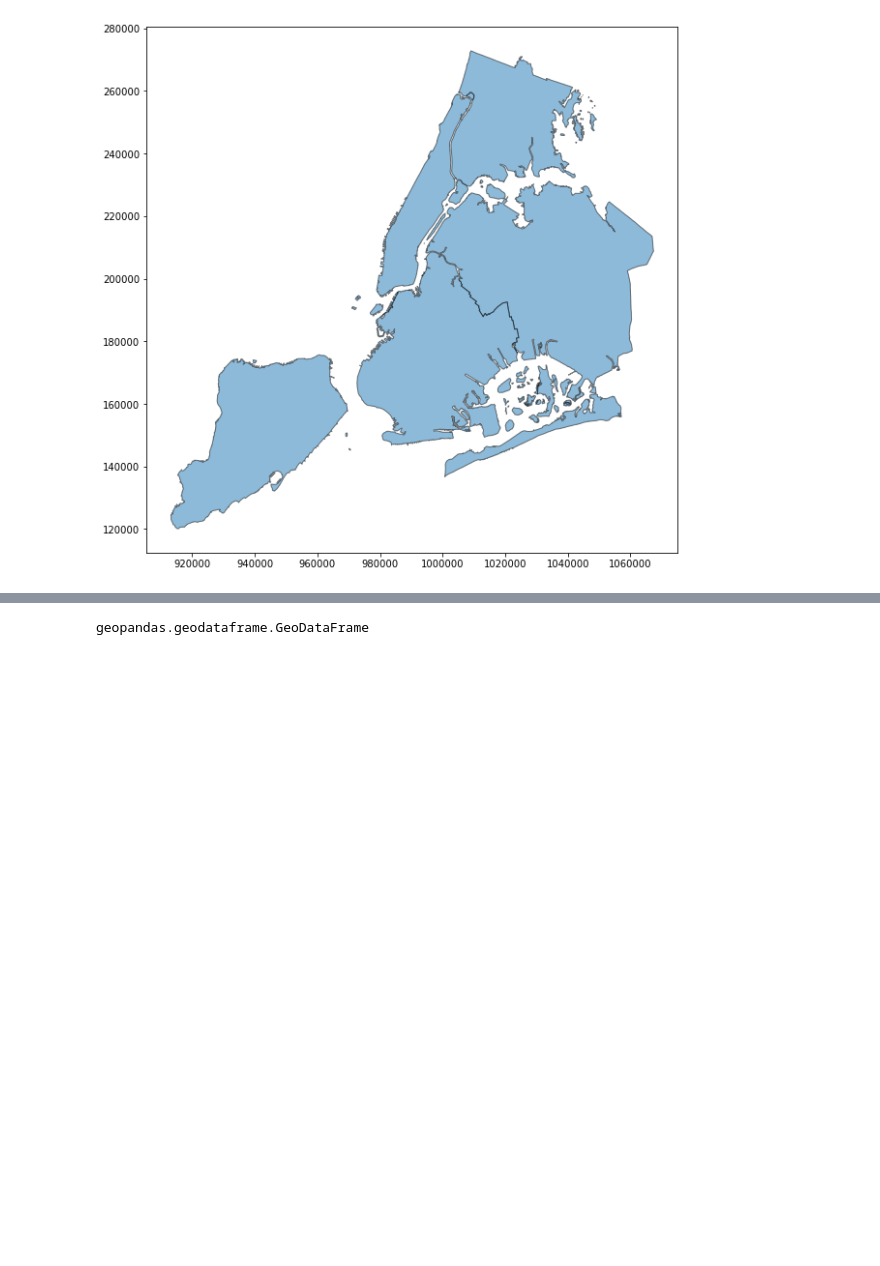
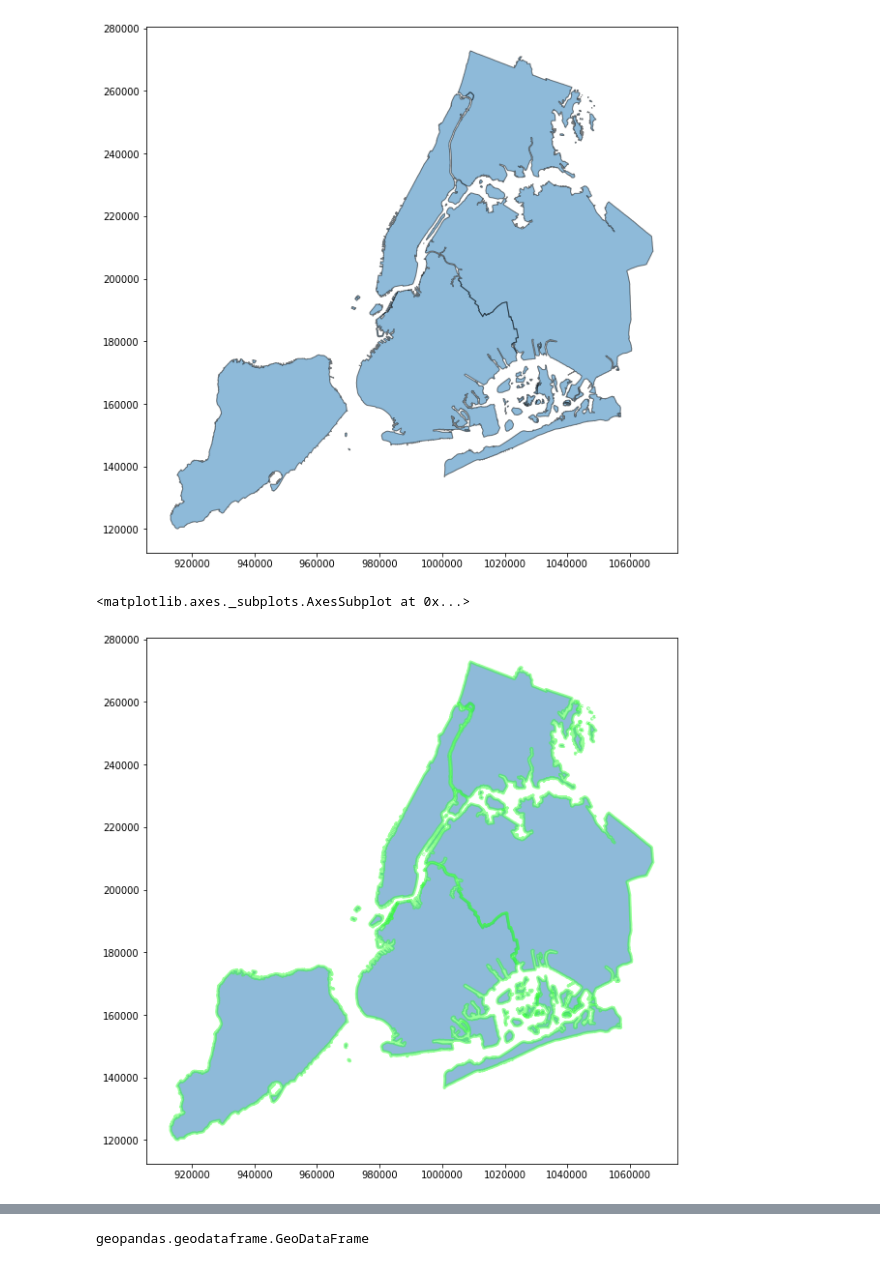
Before and after one commit to mhweber/GIS_Workgroup2019, a Jupyter notebook: PythonGroupTalk.ipynb, the cells around one changed output, grey strips where cells are left out. Saved outputs shown, nothing was run; the diff lists cells and outputs as text; code cells hidden in the pictures; blank space fills up the shorter version.

```diff
--- a/PythonGroupTalk.ipynb
+++ b/PythonGroupTalk.ipynb
@@ -22,4 +25,9 @@ df.plot(figsize=(10, 10), alpha=0.5, edgecolor='k')
 # %% [output]
 <matplotlib.axes._subplots.AxesSubplot at 0x...>
 [figure]
+# %%
+df.plot(figsize=(10, 10), alpha=0.5, edgecolor='#33FF33',linewidth=3)
+# %% [output]
+<matplotlib.axes._subplots.AxesSubplot at 0x...>
+[figure, added]
 # %% [markdown]
```
Also changed, not shown: parts of 16 cells of this notebook.
